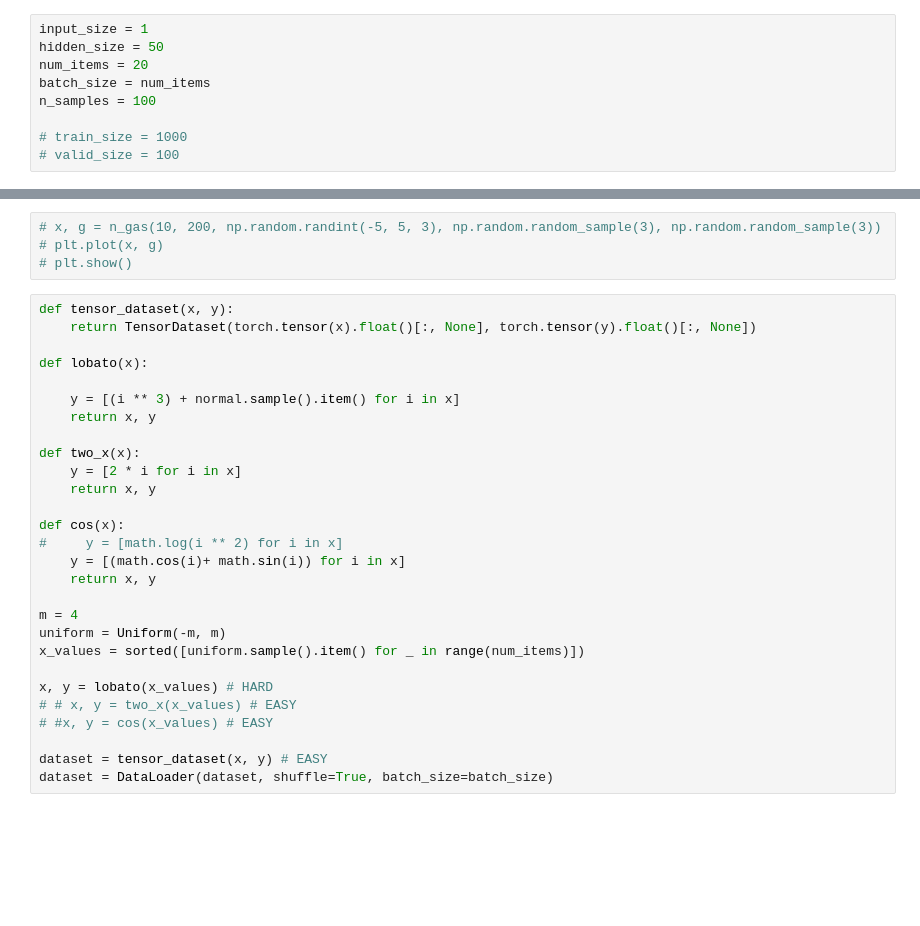
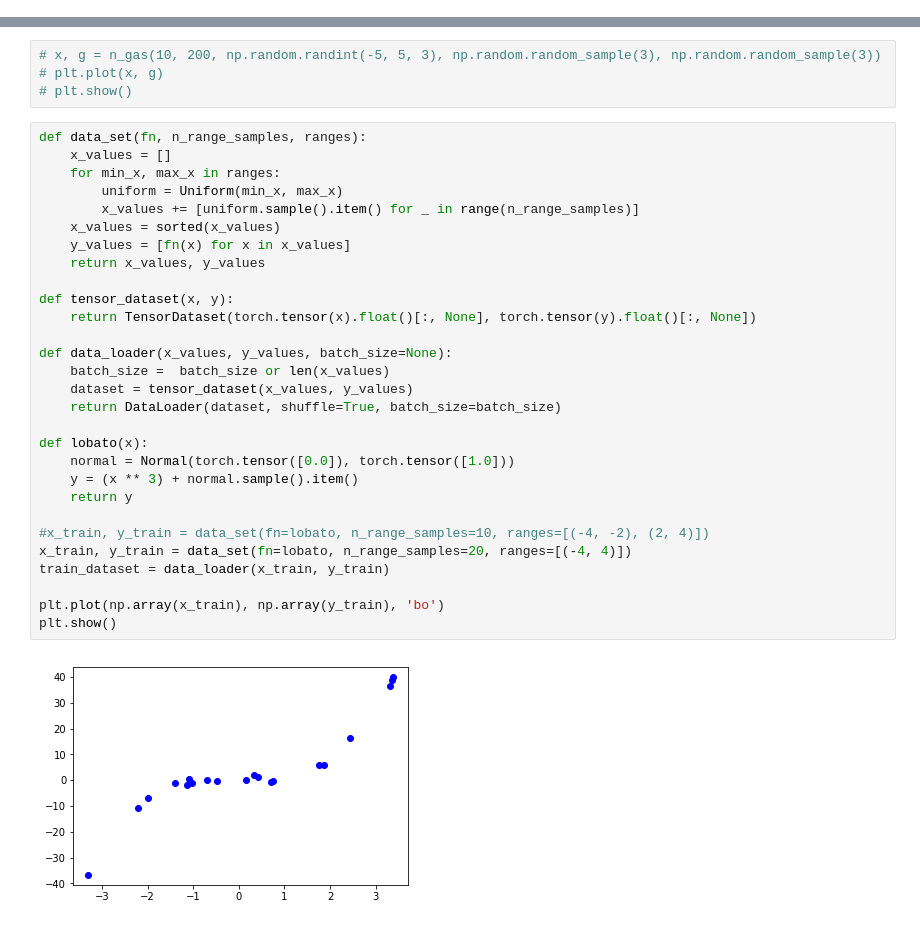
Before and after one commit to fiskio/trickster, a Jupyter notebook: notebook.ipynb, the cells around one changed output, grey strips where cells are left out. Drawn from its saved outputs; the diff is of its cells as text; blank space fills up the shorter version.

```diff
--- a/notebook.ipynb
+++ b/notebook.ipynb
@@ -10,12 +12,3 @@ from trickster import Trickster, Vanilla
 torch.__version__
 # %% [output]
 '0.4.1'
-# %%
-input_size = 1
-hidden_size = 50
-num_items = 20
-batch_size = num_items
-n_samples = 100
-
-# train_size = 1000
-# valid_size = 100
@@ -70,31 +59,34 @@ plt.show()
 # x, g = n_gas(10, 200, np.random.randint(-5, 5, 3), np.random.random_sample(3), np.random.random_sample(3))
 # plt.plot(x, g)
 # plt.show()
-# %%
-def tensor_dataset(x, y):
-    return TensorDataset(torch.tensor(x).float()[:, None], torch.tensor(y).float()[:, None])
-
-def lobato(x):
-
-    y = [(i ** 3) + normal.sample().item() for i in x]
-    return x, y
-
-def two_x(x):
-    y = [2 * i for i in x]
-    return x, y
-
-def cos(x):
-#     y = [math.log(i ** 2) for i in x]
-    y = [(math.cos(i)+ math.sin(i)) for i in x]
-    return x, y
-
-m = 4
-uniform = Uniform(-m, m)
-x_values = sorted([uniform.sample().item() for _ in range(num_items)])
-
-x, y = lobato(x_values) # HARD
-# # x, y = two_x(x_values) # EASY
-# #x, y = cos(x_values) # EASY
-
-dataset = tensor_dataset(x, y) # EASY
-dataset = DataLoader(dataset, shuffle=True, batch_size=batch_size)
+# %%
+def data_set(fn, n_range_samples, ranges):
+    x_values = []
+    for min_x, max_x in ranges:
+        uniform = Uniform(min_x, max_x)
+        x_values += [uniform.sample().item() for _ in range(n_range_samples)]
+    x_values = sorted(x_values)
+    y_values = [fn(x) for x in x_values]
+    return x_values, y_values
+
+def tensor_dataset(x, y):
+    return TensorDataset(torch.tensor(x).float()[:, None], torch.tensor(y).float()[:, None])
+
+def data_loader(x_values, y_values, batch_size=None):
+    batch_size =  batch_size or len(x_values)
+    dataset = tensor_dataset(x_values, y_values)
+    return DataLoader(dataset, shuffle=True, batch_size=batch_size)
+
+def lobato(x):
+    normal = Normal(torch.tensor([0.0]), torch.tensor([1.0]))
+    y = (x ** 3) + normal.sample().item()
+    return y
+
+#x_train, y_train = data_set(fn=lobato, n_range_samples=10, ranges=[(-4, -2), (2, 4)])
+x_train, y_train = data_set(fn=lobato, n_range_samples=20, ranges=[(-4, 4)])
+train_dataset = data_loader(x_train, y_train)
+
+plt.plot(np.array(x_train), np.array(y_train), 'bo')
+plt.show()
+# %% [output]
+[figure, added]
```
Also changed, not shown: parts of 14 cells of this notebook.
